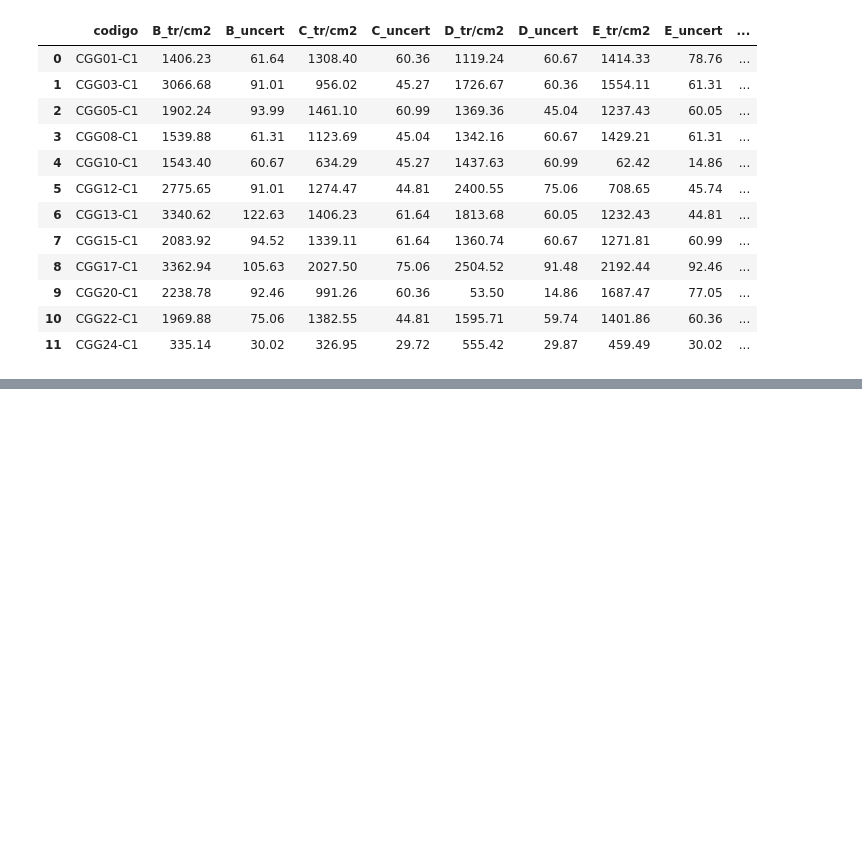
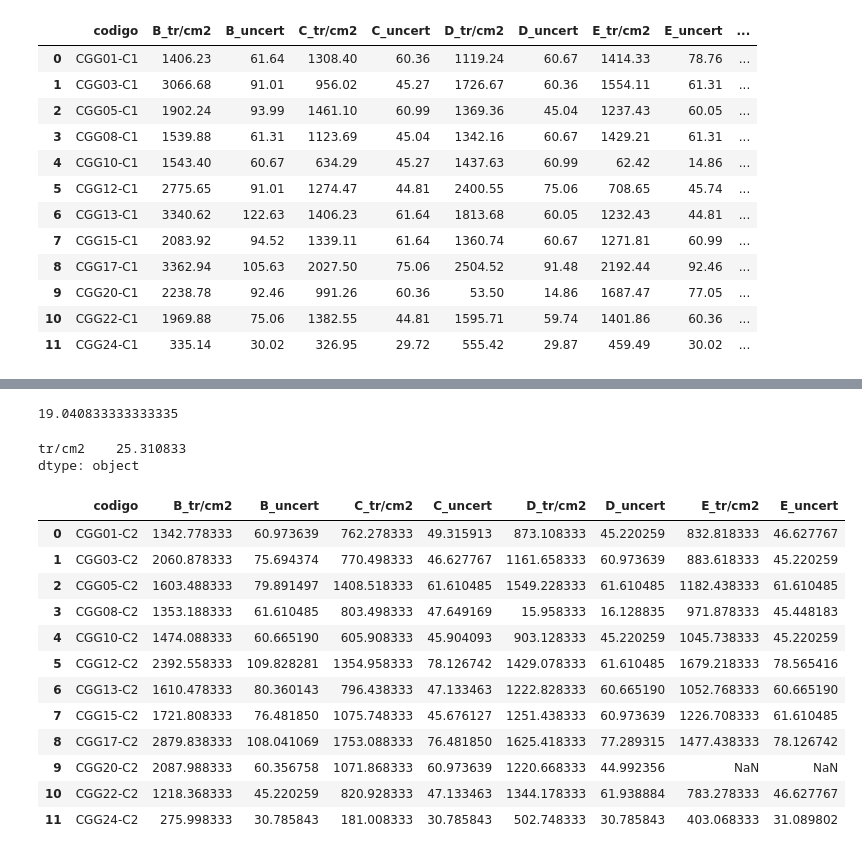
Before and after one commit to pierinamv/RadonRose, a Jupyter notebook: SerieTemporal.ipynb, the cells around one changed output, grey strips where cells are left out. Cells and saved outputs as stored; diff of their text form; code cells hidden in the pictures; blank space fills up the shorter version.

```diff
--- a/SerieTemporal.ipynb
+++ b/SerieTemporal.ipynb
@@ -121,0 +209,3 @@ E_G2_Fondo_Mean = E_G2_Fondo_Mean.reset_index(drop=False)
+# %%
+TC2_Fondo_uncert = TC2_Fondos.iloc[:,[2]].apply(incertidumbre_media).values[0]
+TC2_Fondo_uncert
@@ -364,0 +423,13 @@ plt.show()
+# %%
+TC2_Fondo_mean
+# %% [output]
+19.040833333333335
+# %%
+G2_Fondo_mean
+# %% [output]
+tr/cm2    25.310833
+dtype: object
+# %%
+def incertidumbre_resta(u_x):
+    u_y = TC2_Fondo_uncert
+    return np.sqrt(u_x**2 + u_y**2)
@@ -364,0 +444,16 @@ plt.show()
+# %%
+TC2_L
+# %% [output]
+|  | codigo | B_tr/cm2 | B_uncert | C_tr/cm2 | C_uncert | D_tr/cm2 | D_uncert | E_tr/cm2 | E_uncert |
+| 0 | CGG01-C2 | 1342.778333 | 60.973639 | 762.278333 | 49.315913 | 873.108333 | 45.220259 | 832.818333 | 46.627767 |
+| 1 | CGG03-C2 | 2060.878333 | 75.694374 | 770.498333 | 46.627767 | 1161.658333 | 60.973639 | 883.618333 | 45.220259 |
+| 2 | CGG05-C2 | 1603.488333 | 79.891497 | 1408.518333 | 61.610485 | 1549.228333 | 61.610485 | 1182.438333 | 61.610485 |
+| 3 | CGG08-C2 | 1353.188333 | 61.610485 | 803.498333 | 47.649169 | 15.958333 | 16.128835 | 971.878333 | 45.448183 |
+| 4 | CGG10-C2 | 1474.088333 | 60.665190 | 605.908333 | 45.904093 | 903.128333 | 45.220259 | 1045.738333 | 45.220259 |
+| 5 | CGG12-C2 | 2392.558333 | 109.828281 | 1354.958333 | 78.126742 | 1429.078333 | 61.610485 | 1679.218333 | 78.565416 |
+| 6 | CGG13-C2 | 1610.478333 | 80.360143 | 796.438333 | 47.133463 | 1222.828333 | 60.665190 | 1052.768333 | 60.665190 |
+| 7 | CGG15-C2 | 1721.808333 | 76.481850 | 1075.748333 | 45.676127 | 1251.438333 | 60.973639 | 1226.708333 | 61.610485 |
+| 8 | CGG17-C2 | 2879.838333 | 108.041069 | 1753.088333 | 76.481850 | 1625.418333 | 77.289315 | 1477.438333 | 78.126742 |
+| 9 | CGG20-C2 | 2087.988333 | 60.356758 | 1071.868333 | 60.973639 | 1220.668333 | 44.992356 | NaN | NaN |
+| 10 | CGG22-C2 | 1218.368333 | 45.220259 | 820.928333 | 47.133463 | 1344.178333 | 61.938884 | 783.278333 | 46.627767 |
+| 11 | CGG24-C2 | 275.998333 | 30.785843 | 181.008333 | 30.785843 | 502.748333 | 30.785843 | 403.068333 | 31.089802 |
```
Also changed, not shown: parts of 45 cells of this notebook, 3 other files.
